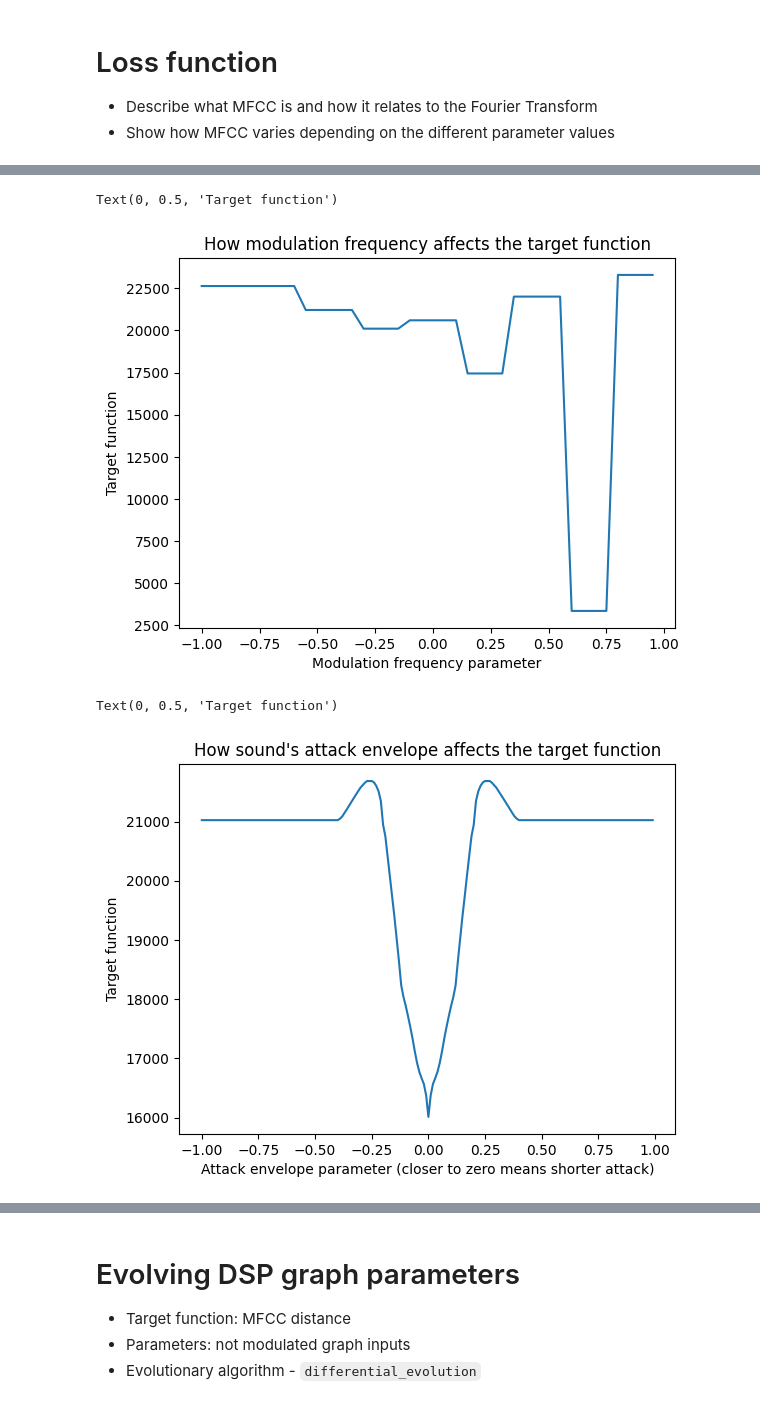
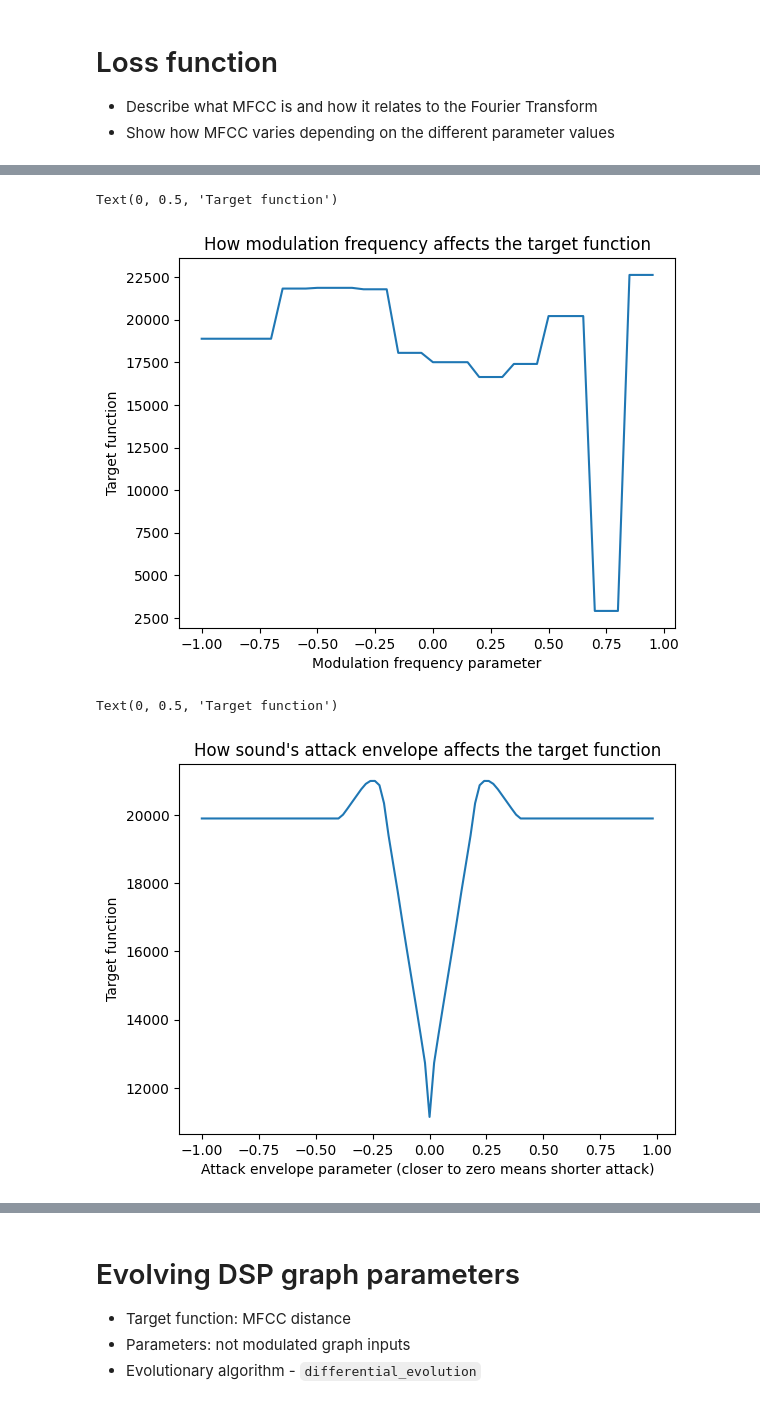
Before and after one commit to Wint3rmute/luthier, a Jupyter notebook: demo.ipynb, the cells around one changed output, grey strips where cells are left out. Saved outputs shown, nothing was run; the diff lists cells and outputs as text; code cells hidden in the pictures.

```diff
--- a/demo.ipynb
+++ b/demo.ipynb
@@ -53,7 +53,7 @@ target_graph.set_input(6, "input_scale", 0.7)
 
 target_graph.set_input(target_graph.amp_adsr_node_id , "input_attack", 0.001)
 target_graph.set_input(target_graph.amp_adsr_node_id , "input_sustain", 0.02)
-target_graph.set_input(target_graph.amp_adsr_node_id , "input_release", 0.3)
+target_graph.set_input(target_graph.amp_adsr_node_id , "input_release", 0.1)
 display(Image(target_graph.draw()))
 target_audio = Sample(target_graph.play(num_samples = SAMPLE_RATE))
 
@@ -114,29 +114,29 @@ plt.xlabel("Modulation frequency parameter")
 plt.ylabel("Target function")
 # %% [output]
 Text(0, 0.5, 'Target function')
-[figure, old version]
+[figure, new version]
 # %%
-attack_values = [ a / 100 for a in range(-100, 100, 1) ]
+attack_values = [ a / 100 for a in range(-100, 100, 2) ]
 results = []
 
 def get_distance_variable_attack(attack):
     graph = one_operator_fm()
     graph.set_input(graph.amp_adsr_node_id, "input_attack", attack)
     generated_audio = Sample(graph.play(SAMPLE_RATE))
     # dist = frechet.calculate_frechet_distance(target_audio.buffer, generated_audio.buffer, 0.1, 0.1)
     dist = target_audio.mfcc_distance(generated_audio)
     return dist
 
 with Pool() as p:
     results = list(tqdm(p.imap(get_distance_variable_attack, attack_values), total=len(attack_values)))
 
 plt.plot(attack_values, results)
 plt.title("How sound's attack envelope affects the target function")
 plt.xlabel("Attack envelope parameter (closer to zero means shorter attack)")
 plt.ylabel("Target function")
 # %% [output]
 Text(0, 0.5, 'Target function')
-[figure, old version]
+[figure, new version]
 # %%
 STEP_VALUE = 12 # Lower means better resolution
 mod_freqs = [ a / 100 for a in range(-100, 101, STEP_VALUE) ]
```
Also changed, not shown: parts of 5 cells of this notebook, 3 other files.
